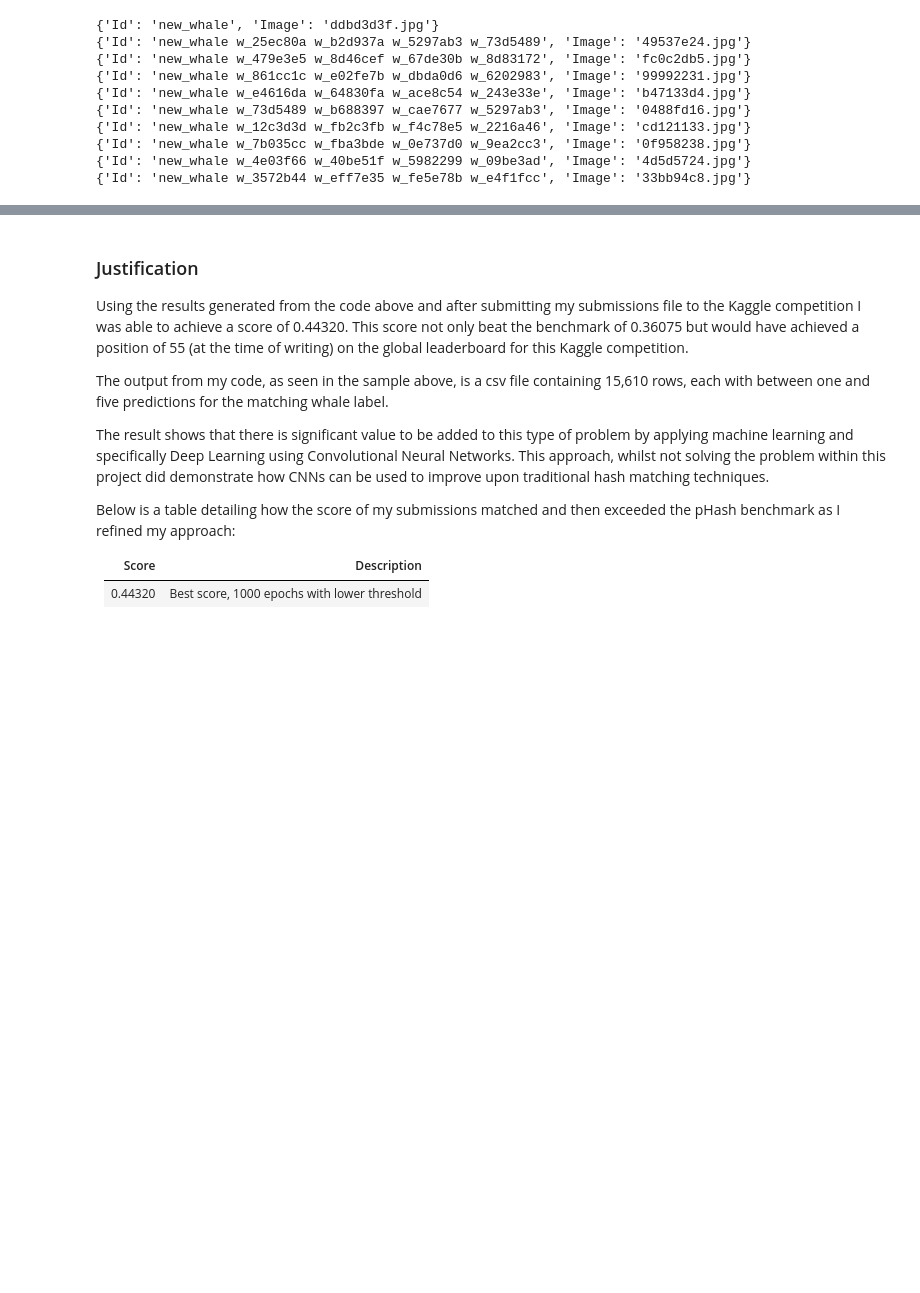
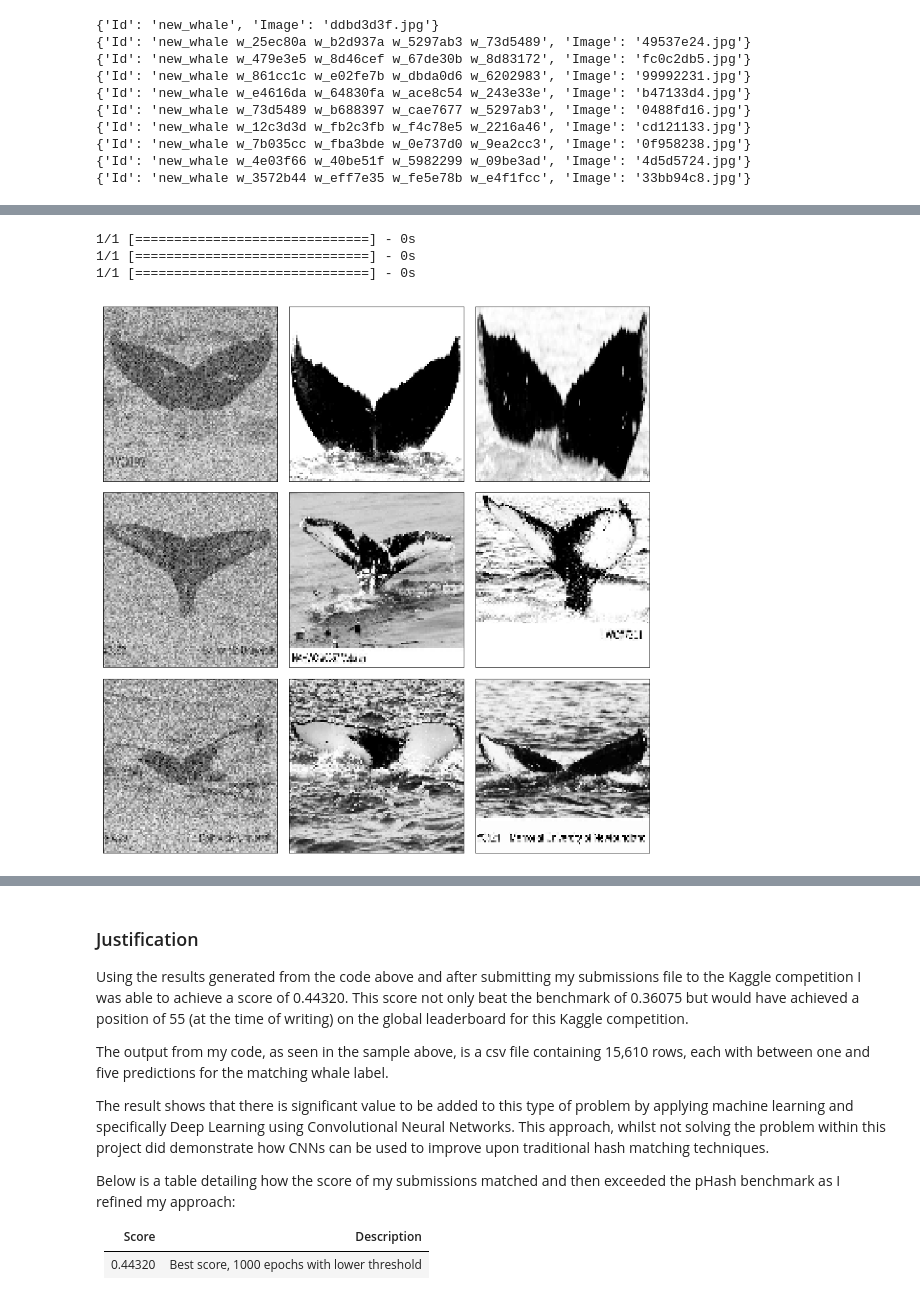
Before and after one commit to Bonz07/MachineLearningNanodegree, a Jupyter notebook: projects/capstone/capstone.ipynb, the cells around one changed output, grey strips where cells are left out. Drawn from its saved outputs; the diff is of its cells as text; code cells hidden in the pictures; blank space fills up the shorter version.

```diff
--- a/projects/capstone/capstone.ipynb
+++ b/projects/capstone/capstone.ipynb
@@ -547,0 +608,51 @@ salt_pepper_noise_imgs = add_salt_pepper_noise(X_imgs)
+# %%
+## define gaussian noise function
+
+def noisy(image):
+    row,col,ch= image.shape
+    mean = 0
+    var = 0.1
+    sigma = var**0.5
+    gauss = np.random.normal(mean,sigma,(row,col,ch))
+    gauss = gauss.reshape(row,col,ch)
+    noisy = image + gauss
+    return noisy
+
+## take image, put it through normal image cleanup and augmentation, then add noise
+image_list = ['../capstone/test/9c741147.jpg','../capstone/test/7bf4a206.jpg','../capstone/test/7ade6a53.jpg']
+img_array = ['../capstone/test/9c741147.jpg','../capstone/train/d157e710.jpg','../capstone/train/087495e6.jpg',
+             '../capstone/test/7bf4a206.jpg','../capstone/train/9b7694f8.jpg','../capstone/train/13d286ea.jpg',
+             '../capstone/test/7ade6a53.jpg','../capstone/train/68d47887.jpg','../capstone/train/b36a0348.jpg']
+
+sp_images = []
+
+for i in sp_images:
+    img = ImportImage(i)
+    img_array.append(img)
+
+for image in img_array:
+    if image in image_list:
+        img = ImportImage(image)
+        x = img.astype("float32")
+        x = image_gen.standardize( x.reshape(1,SIZE,SIZE))
+        sp_image = noisy(x)
+        sp_images.append(sp_image)
+
+        y = model.predict_proba(sp_image.reshape(1,SIZE,SIZE,1))
+        top_probs = np.sort(y)[0][::-1][:4]
+        predicted_args = np.argsort(y)[0][::-1][:3]
+        predicted_tags = lohe.inverse_labels(predicted_args)
+
+
+    else:
+        img = ImportImage(image)
+        sp_images.append(img)
+
+
+# visualisation of images with noise
+plotImage(sp_images)
+# %% [output]
+1/1 [==============================] - 0s
+1/1 [==============================] - 0s
+1/1 [==============================] - 0s
+[figure, added]
```
Also changed, not shown: parts of 14 cells of this notebook.
